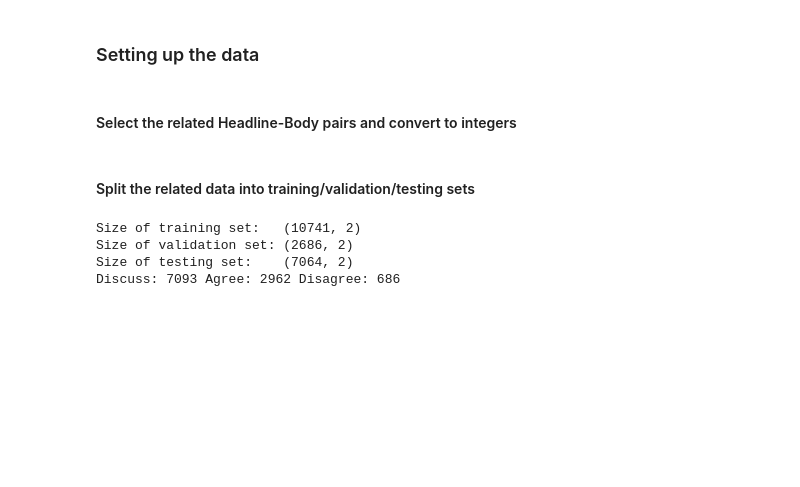
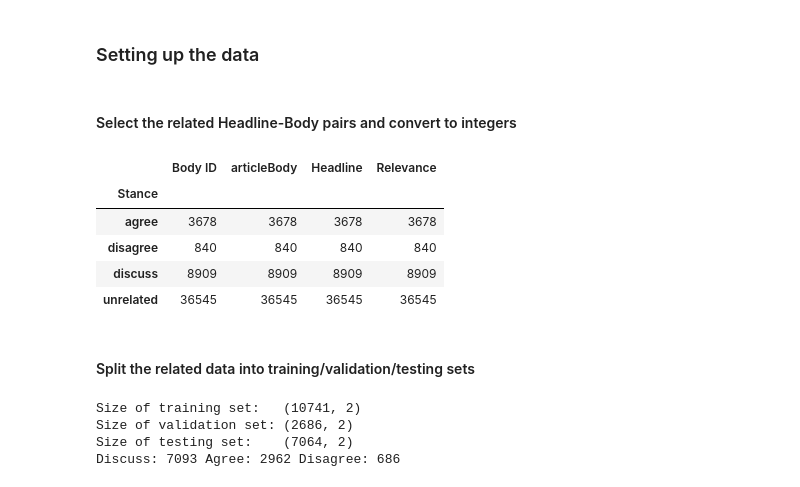
Before and after one commit to FaiZaman/Fake-News-Detection-with-Natural-Language-Processing, a Jupyter notebook: Fake_News_Challenge_Classifier.ipynb, the cells around one changed output. Drawn from its saved outputs; the diff is of its cells as text; code cells hidden in the pictures; blank space fills up the shorter version.

```diff
--- a/Fake_News_Challenge_Classifier.ipynb
+++ b/Fake_News_Challenge_Classifier.ipynb
@@ -643,9 +626,18 @@ weighted avg       0.65      0.60      0.62     25413
 # %%
 train_related_data = train_total_data[train_total_data['Relevance'] == 1]
 train_related_data['Stance'] = train_related_data['Stance'].map(labels)
 
 test_related_data = test_total_data[test_total_data['Relevance'] == 1]
 test_related_data['Stance'] = test_related_data['Stance'].map(labels)
+
+train_total_data.groupby('Stance').count()
+# %% [output]
+|  | Body ID | articleBody | Headline | Relevance |
+| Stance |  |  |  |  |
+| agree | 3678 | 3678 | 3678 | 3678 |
+| disagree | 840 | 840 | 840 | 840 |
+| discuss | 8909 | 8909 | 8909 | 8909 |
+| unrelated | 36545 | 36545 | 36545 | 36545 |
 # %% [markdown]
 #### Split the related data into training/validation/testing sets
 # %%
```
Also changed, not shown: parts of 14 cells of this notebook.
